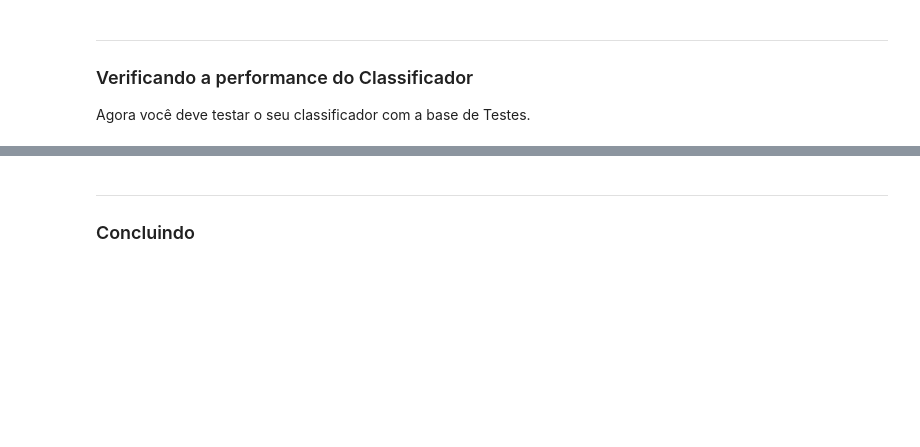
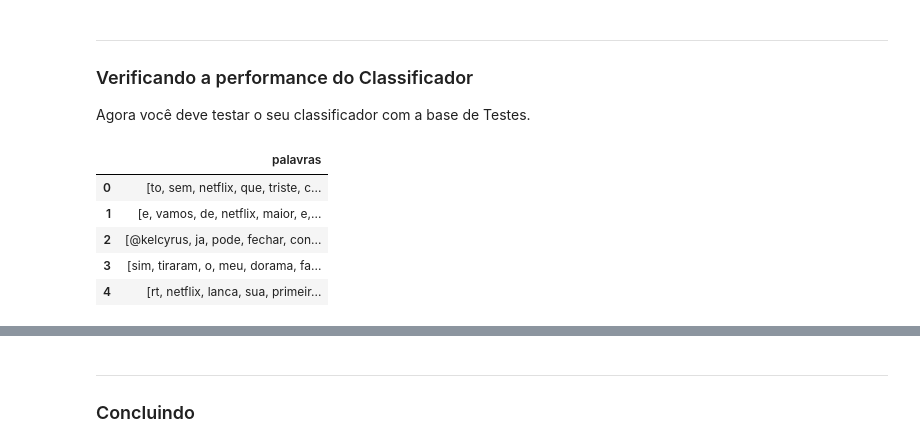
Before and after one commit to RMKahn/Naive-Bayes, a Jupyter notebook: Projeto_1.ipynb, the cells around one changed output, grey strips where cells are left out. Drawn from its saved outputs; the diff is of its cells as text; code cells hidden in the pictures; blank space fills up the shorter version.

```diff
--- a/Projeto_1.ipynb
+++ b/Projeto_1.ipynb
@@ -246,3 +253,12 @@ def multiplica(Lista) :
     for x in Lista:
          u = u * x
     return u
+# %%
+teste_f.head()
+# %% [output]
+|  | palavras |
+| 0 | [to, sem, netflix, que, triste, c... |
+| 1 | [e, vamos, de, netflix, maior, e,... |
+| 2 | [@kelcyrus, ja, pode, fechar, con... |
+| 3 | [sim, tiraram, o, meu, dorama, fa... |
+| 4 | [rt, netflix, lanca, sua, primeir... |
```
Also changed, not shown: parts of 9 cells of this notebook.
